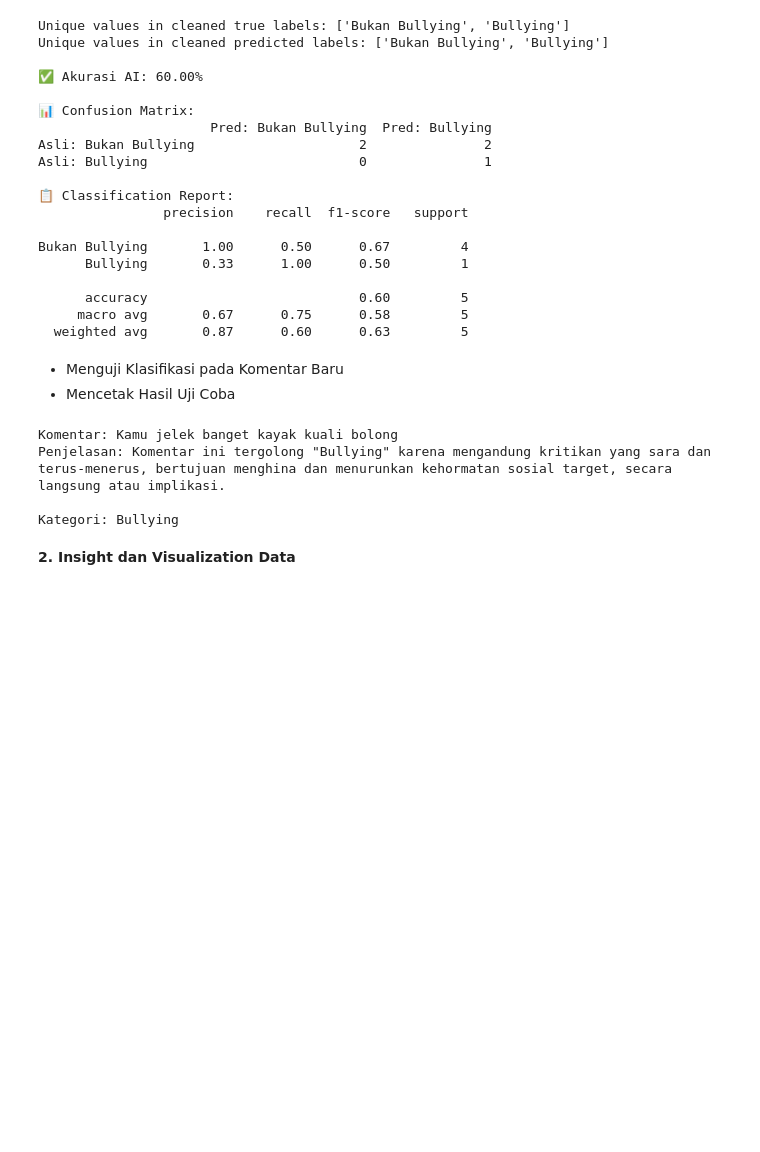
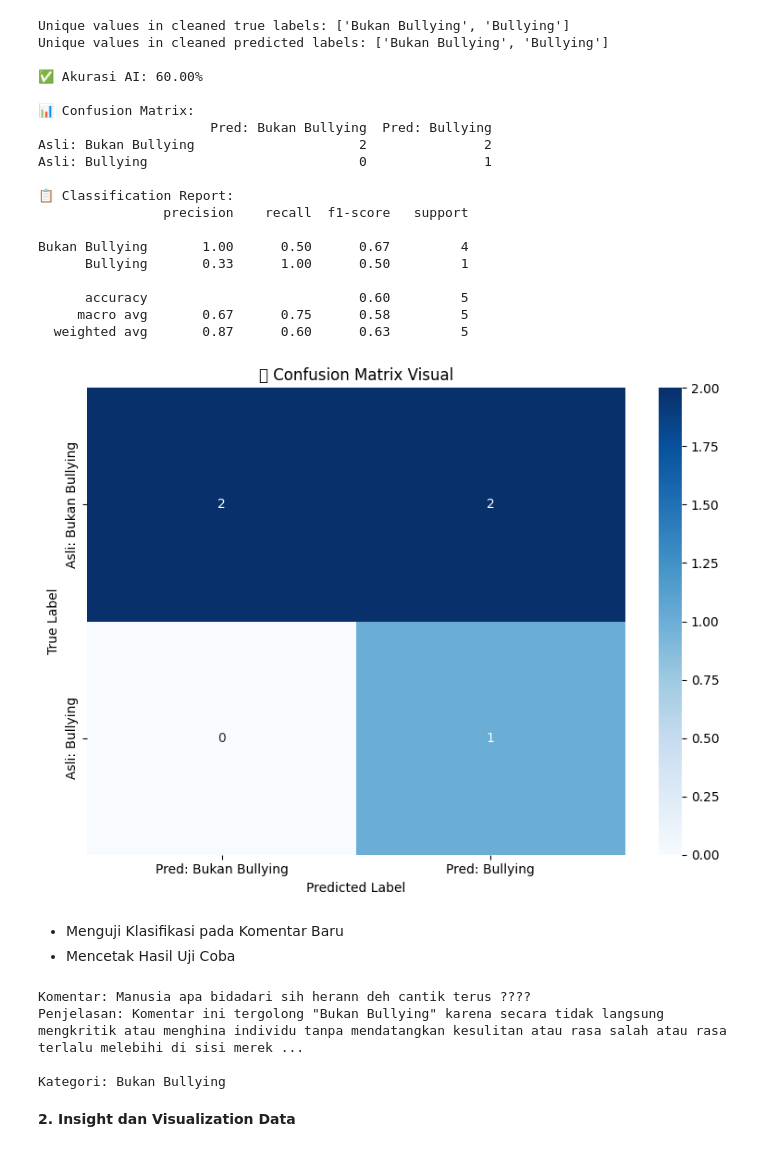
Before and after one commit to Byancyanblue/capstone-cyberbullying-classification, a Jupyter notebook: cyberbullying_classification.ipynb, the cells around one changed output. Drawn from its saved outputs; the diff is of its cells as text; code cells hidden in the pictures; blank space fills up the shorter version.

```diff
--- a/cyberbullying_classification.ipynb
+++ b/cyberbullying_classification.ipynb
@@ -239,11 +262,32 @@ Bukan Bullying       1.00      0.50      0.67         4
       accuracy                           0.60         5
      macro avg       0.67      0.75      0.58         5
   weighted avg       0.87      0.60      0.63         5
+# %%
+import seaborn as sns
+import matplotlib.pyplot as plt
+# Buat confusion matrix numerik
+from sklearn.metrics import confusion_matrix
+
+cm = confusion_matrix(kategori_asli_cleaned, klasifikasi_list_cleaned, labels=possible_labels)
+
+# Visualisasi Confusion Matrix
+plt.figure(figsize=(8, 6))
+sns.heatmap(cm, annot=True, fmt='d', cmap='Blues',
+            xticklabels=[f"Pred: {label}" for label in possible_labels],
+            yticklabels=[f"Asli: {label}" for label in possible_labels])
+
+plt.title('📊 Confusion Matrix Visual')
+plt.xlabel('Predicted Label')
+plt.ylabel('True Label')
+plt.tight_layout()
+plt.show()
+# %% [output]
+[figure, added]
 # %% [markdown]
 *   Menguji Klasifikasi pada Komentar Baru
 *   Mencetak Hasil Uji Coba
 # %%
-komentar = "Kamu jelek banget kayak kuali bolong"
+komentar = "Manusia apa bidadari sih herann deh cantik terus ????"
 
 prompt_klasifikasi = f"""
 Analisis komentar media sosial berikut dan lakukan dua hal:
@@ -261,10 +305,10 @@ result = model.invoke(prompt_klasifikasi).strip()
 
 print(f"Komentar: {komentar}\n{result}")
 # %% [output]
-Komentar: Kamu jelek banget kayak kuali bolong
-Penjelasan: Komentar ini tergolong "Bullying" karena mengandung kritikan yang sara dan terus-menerus, bertujuan menghina dan menurunkan kehormatan sosial target, secara langsung atau implikasi.
+Komentar: Manusia apa bidadari sih herann deh cantik terus ????
+Penjelasan: Komentar ini tergolong "Bukan Bullying" karena secara tidak langsung mengkritik atau menghina individu tanpa mendatangkan kesulitan atau rasa salah atau rasa terlalu melebihi di sisi merek ...
 
-Kategori: Bullying
+Kategori: Bukan Bullying
 # %% [markdown]
 **2. Insight dan Visualization Data**
 # %% [markdown]
```
Also changed, not shown: parts of 4 cells of this notebook.
